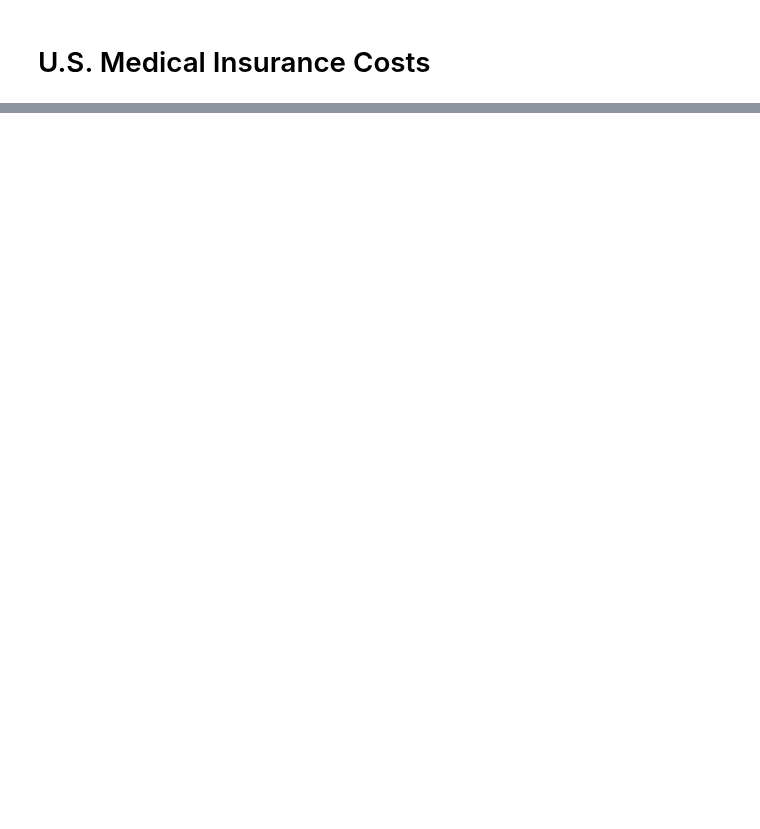
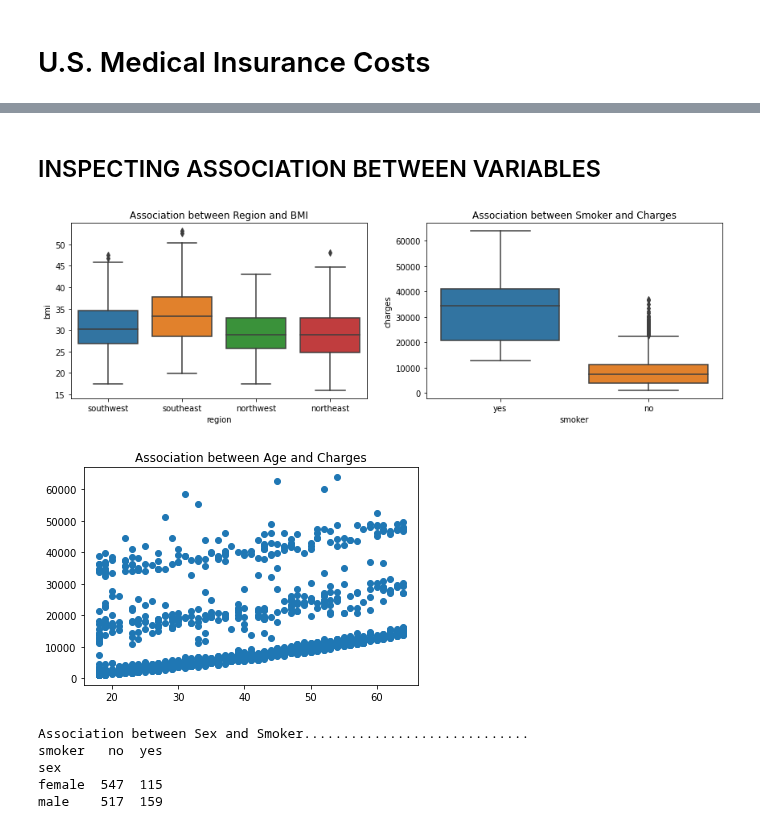
Before and after one commit to JedSolo/US-Medical-Insurance-Costs, a Jupyter notebook: us-medical-insurance-costs.ipynb, the cells around one changed output, grey strips where cells are left out. Saved outputs shown, nothing was run; the diff lists cells and outputs as text; code cells hidden in the pictures; blank space fills up the shorter version.

```diff
--- a/us-medical-insurance-costs.ipynb
+++ b/us-medical-insurance-costs.ipynb
@@ -294,0 +175,37 @@ southwest         267      58
+# %% [markdown]
+## INSPECTING ASSOCIATION BETWEEN VARIABLES
+# %%
+from scipy.stats import chi2_contingency
+
+# Checking for association between region and bmi:
+plt.clf()
+plt.subplot(1,2,1)
+sns.boxplot(data=insurance_data, x=insurance_data.region, y=insurance_data.bmi)
+plt.title('Association between Region and BMI')
+plt.subplots_adjust(right=2)
+
+# Checking for association between smoker and charges:
+plt.subplot(1,2,2)
+sns.boxplot(data=insurance_data, x=insurance_data.smoker, y=insurance_data.charges)
+plt.title('Association between Smoker and Charges')
+plt.show()
+
+# Checking for association between age and charges:
+plt.clf()
+plt.scatter(x=insurance_data.age, y=insurance_data.charges)
+plt.title('Association between Age and Charges')
+plt.show()
+print()
+
+# Checking for association between sex and smoker:
+print('Association between Sex and Smoker.............................')
+sex_smoker_freq = pd.crosstab(insurance_data.sex, insurance_data.smoker)
+print(sex_smoker_freq,"\n")
+# %% [output]
+[figure, added]
+[figure, added]
+Association between Sex and Smoker.............................
+smoker   no  yes
+sex
+female  547  115
+male    517  159
```
Also changed, not shown: parts of 9 cells of this notebook.
